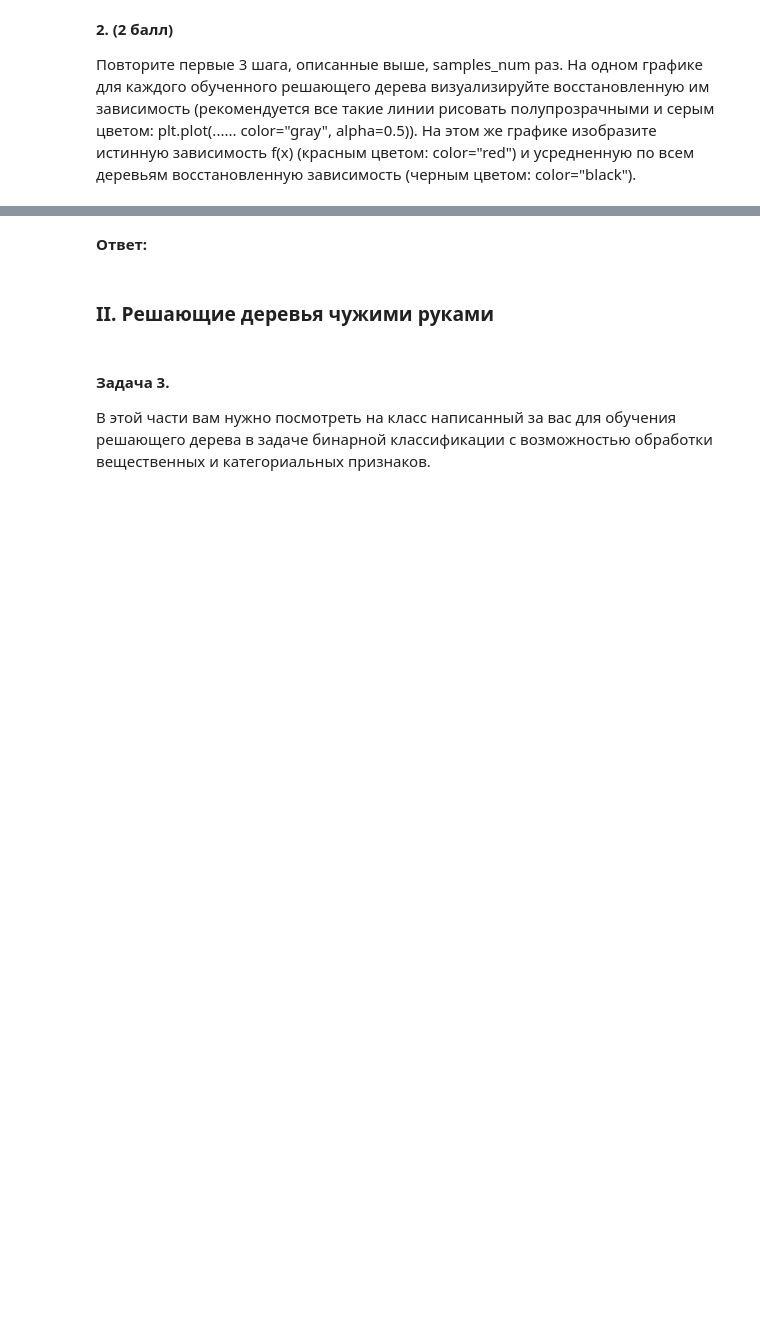
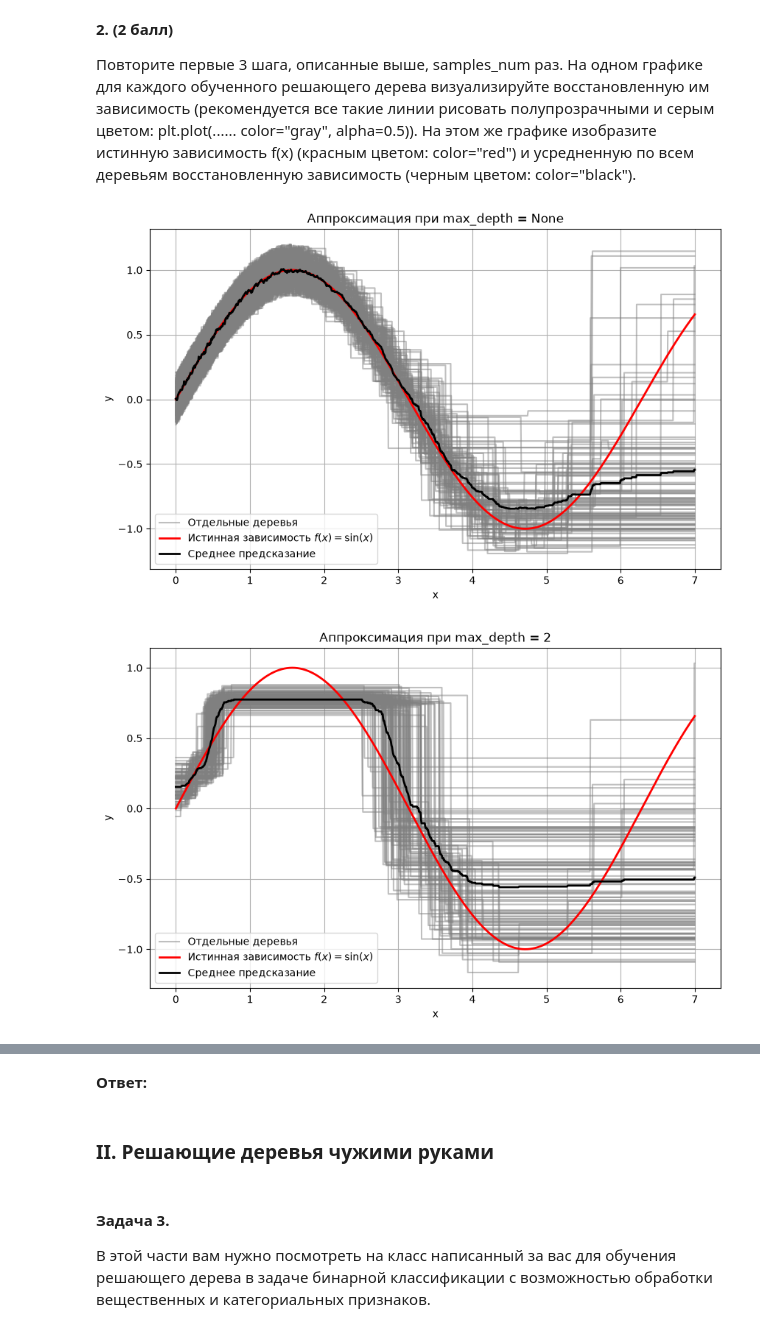
Before and after one commit to MinasMorgul39457/Ml2026-2027, a Jupyter notebook: task_dstree_practice.ipynb, the cells around one changed output, grey strips where cells are left out. Cells and saved outputs as stored; diff of their text form; code cells hidden in the pictures; blank space fills up the shorter version.

```diff
--- a/task_dstree_practice.ipynb
+++ b/task_dstree_practice.ipynb
@@ -71,0 +97,65 @@ depth(4)
+# %%
+import numpy as np
+from matplotlib import pyplot as plt
+from sklearn.tree import DecisionTreeRegressor
+
+
+def f(x):
+    return np.sin(x)
+
+
+sample_size = 100
+samples_num = 100
+linspace = np.linspace(0, 7, 1000)
+
+def depth(a):
+    np.random.seed(42)
+    plt.figure(figsize=(10, 6))
+    predictions = []
+
+    for i in range(samples_num):
+        X = np.random.exponential(size=sample_size)
+        y = f(X) + np.random.uniform(low=-0.2, high=0.2, size=sample_size)
+        tree = DecisionTreeRegressor(max_depth=a)#создаем модель решающего дерева
+        tree.fit(X[:, np.newaxis], y)
+        y_pred = tree.predict(linspace[:, np.newaxis])
+
+        predictions.append(y_pred)
+        plt.plot(
+            linspace,
+            y_pred,
+            color='gray',
+            alpha=0.5,
+            label='Отдельные деревья' if i == 0 else '',
+        )
+    mean_pred = np.mean(predictions, axis=0)#усредненное предсказание по всем деревьям
+    plt.plot(
+        linspace,
+        f(linspace),
+        color='red',
+        linewidth=2,
+        label='Истинная зависимость $f(x) = \\sin(x)$',
+    )
+
+    plt.plot(
+        linspace,
+        mean_pred,
+        color='black',
+        linewidth=2,
+        label='Среднее предсказание',
+    )
+
+    plt.title(f'Аппроксимация при max_depth = {a}')
+    plt.xlabel('x')
+    plt.ylabel('y')
+    plt.legend()
+    plt.grid(True)
+    plt.show()
+
+
+depth(None)
+depth(2)
+depth(4)
+# %% [output]
+[figure, added]
+[figure, added]
```
Also changed, not shown: parts of 17 cells of this notebook.
